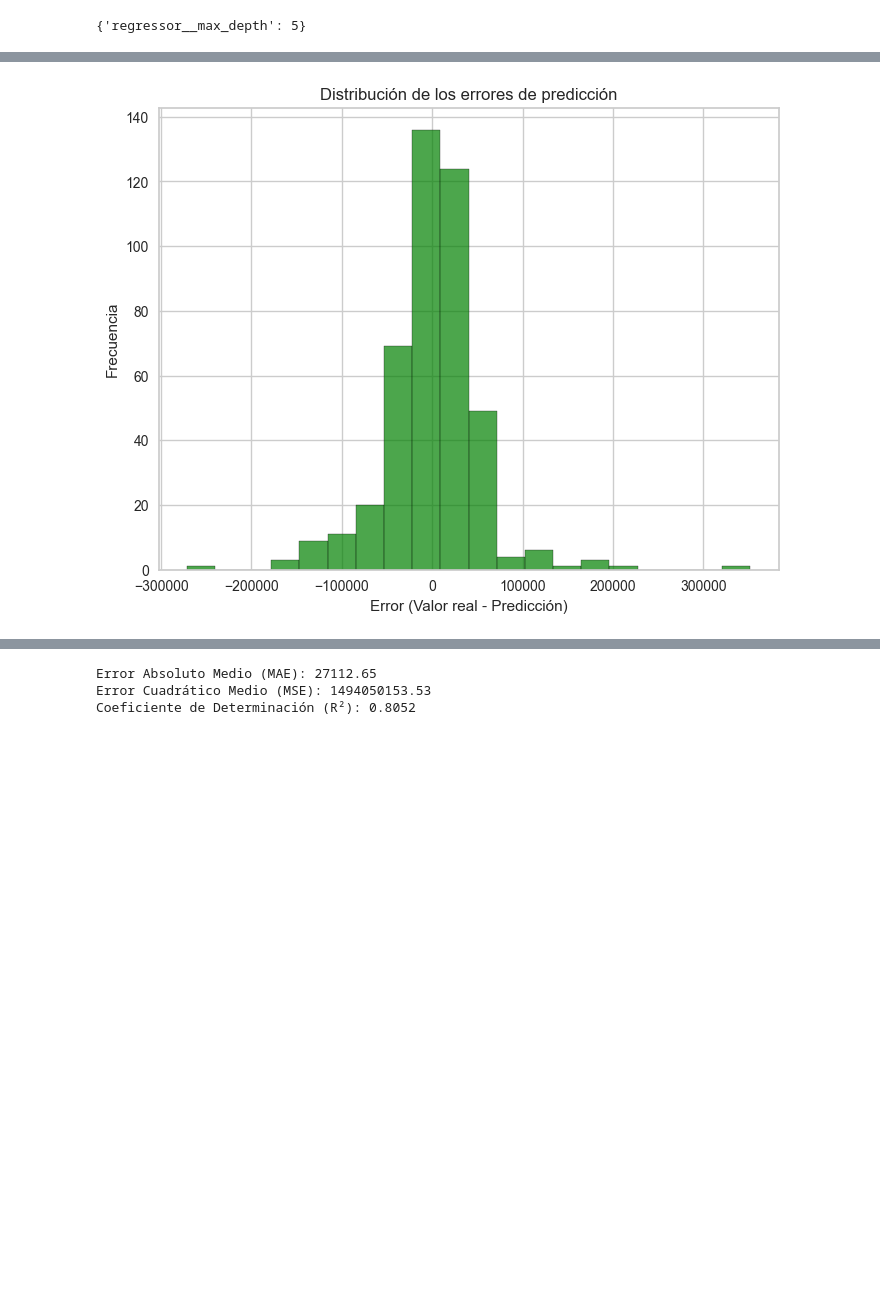
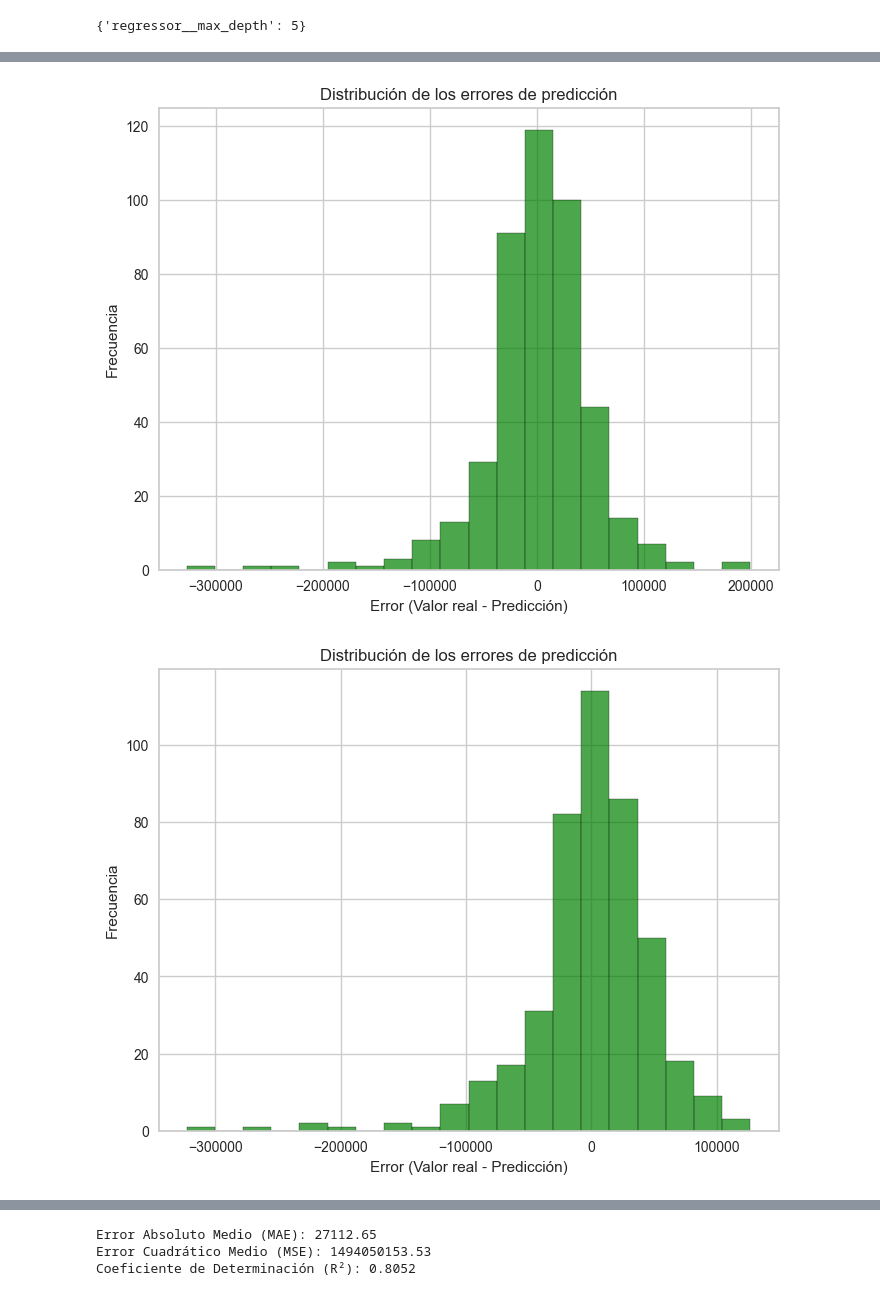
Before and after one commit to SebastianUVG/HT4-ArbolesDecision, a Jupyter notebook: HT4.ipynb, the cells around one changed output, grey strips where cells are left out. Drawn from its saved outputs; the diff is of its cells as text; code cells hidden in the pictures; blank space fills up the shorter version.

```diff
--- a/HT4.ipynb
+++ b/HT4.ipynb
@@ -614,0 +627,3 @@ array([151821.22627737, 130538.7605178 , 213748.99561404, 151821.22627737,
+# %%
+modelo2_pred = modelo2.predict(X_test)
+modelo2_pred
@@ -614,0 +648,3 @@ array([151821.22627737, 130538.7605178 , 213748.99561404, 151821.22627737,
+# %%
+modelo3_pred = modelo3.predict(X_test)
+modelo3_pred
@@ -636,10 +723,16 @@ plt.show()
 # %%
-errores = modelo1_pred - y_test
-plt.figure(figsize=(8, 6))
-plt.scatter(y_test, errores, color='red', alpha=0.5)
-plt.hlines(y=0, xmin=y_test.min(), xmax=y_test.max(), colors='black', linestyles='dashed')
-plt.title("Errores de predicción (valor real - predicción)")
-plt.xlabel("Valores reales")
-plt.ylabel("Error (Valor real - Predicción)")
-plt.show()
+errores1 = modelo1_pred - y_test
+errores2 = modelo2_pred - y_test
+errores3 = modelo3_pred - y_test
+variable = [errores1, errores2, errores3]
+
+for i in range(3):
+
+    plt.figure(figsize=(8, 6))
+    plt.scatter(y_test, variable[i], color='red', alpha=0.5)
+    plt.hlines(y=0, xmin=y_test.min(), xmax=y_test.max(), colors='black', linestyles='dashed')
+    plt.title("Errores de predicción (valor real - predicción)")
+    plt.xlabel("Valores reales")
+    plt.ylabel("Error (Valor real - Predicción)")
+    plt.show()
 # %% [output]
@@ -647,9 +742,12 @@ plt.show()
 # %%
-plt.figure(figsize=(8, 6))
-plt.hist(errores, bins=20, color='green', edgecolor='black', alpha=0.7)
-plt.title("Distribución de los errores de predicción")
-plt.xlabel("Error (Valor real - Predicción)")
-plt.ylabel("Frecuencia")
-plt.show()
+
+for i in range(3):
+    plt.figure(figsize=(8, 6))
+    plt.hist(variable[i], bins=20, color='green', edgecolor='black', alpha=0.7)
+    plt.title("Distribución de los errores de predicción")
+    plt.xlabel("Error (Valor real - Predicción)")
+    plt.ylabel("Frecuencia")
+    plt.show()
 # %% [output]
-[figure, old version]
+[figure, new version]
+[figure, added]
```
Also changed, not shown: parts of 13 cells of this notebook.
